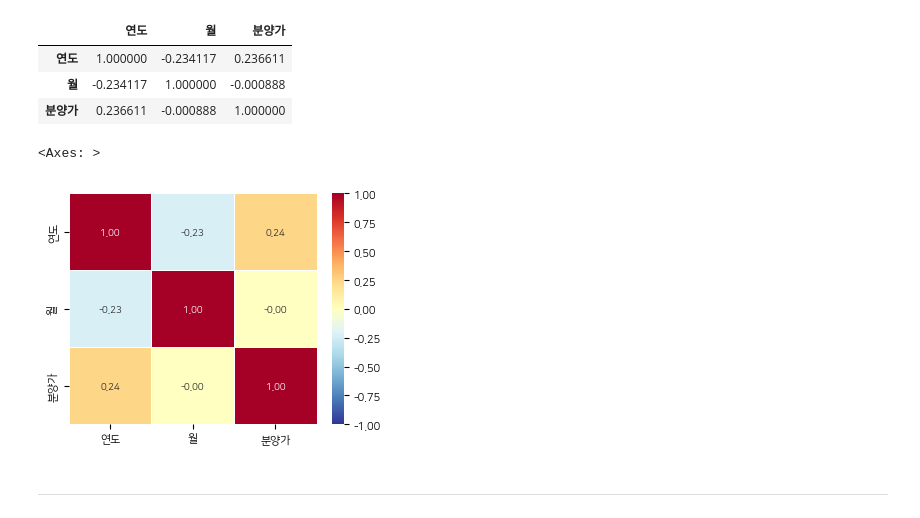
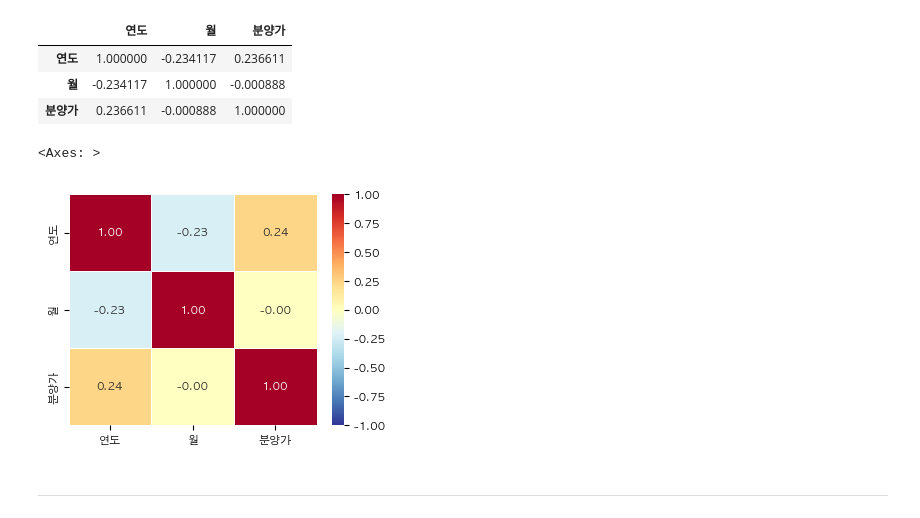
Before and after one commit to yejuPark/ML, a Jupyter notebook: class/Matplotlib/3-1.관계_heatmap_다차원_수치.ipynb, the cells around one changed output. Drawn from its saved outputs; the diff is of its cells as text; code cells hidden in the pictures.

Commit message:
heatmap

```diff
--- a/class/Matplotlib/3-1.관계_heatmap_다차원_수치.ipynb
+++ b/class/Matplotlib/3-1.관계_heatmap_다차원_수치.ipynb
@@ -42,11 +42,14 @@ df.corr(numeric_only=True)
 | 월 | -0.234117 | 1.000000 | -0.000888 |
 | 분양가 | 0.236611 | -0.000888 | 1.000000 |
 # %%
-sns.heatmap(df.corr(),annot=True, annot_kws={'size':7},\
-                    cmap=plt.cm.RdYlBu_r, fmt=".2f", linewidth=.5,vmin=-1.0,square=False)
+# sns.heatmap(df.corr(numeric_only=True),annot=True, annot_kws={'size':7},\
+#                     cmap=plt.cm.RdYlBu_r, fmt=".2f", linewidth=.5,vmin=-1.0,square=False)
+
+sns.heatmap(df.corr(numeric_only=True), cmap=plt.cm.RdYlBu_r, annot=True, vmin=-1.0, fmt=".2f"
+            , annot_kws={'size':8}, linewidth=.5, square=False)
 # %% [output]
 <Axes: >
-[figure, old version]
+[figure, new version]
 # %% [markdown]
 ---
 # %%
```
Also changed, not shown: parts of 3 cells of this notebook.
